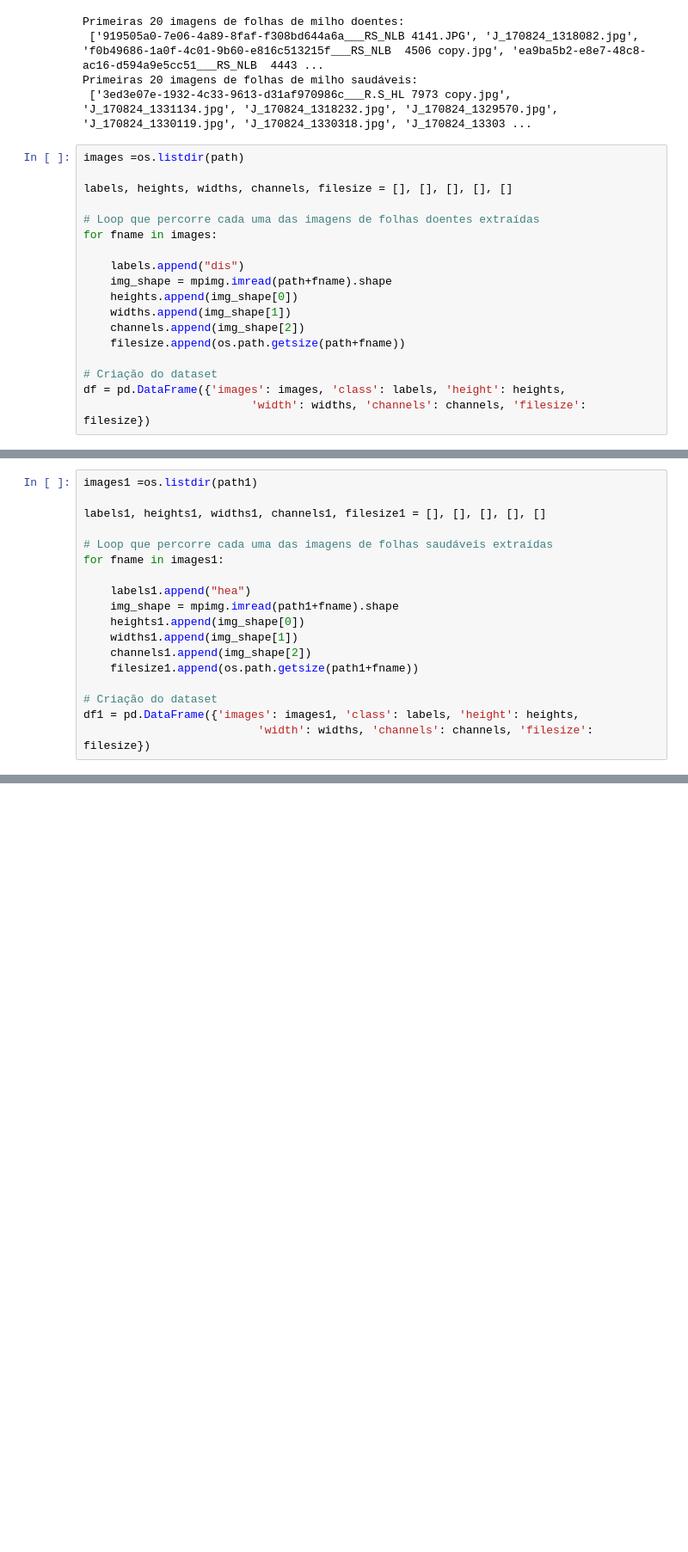
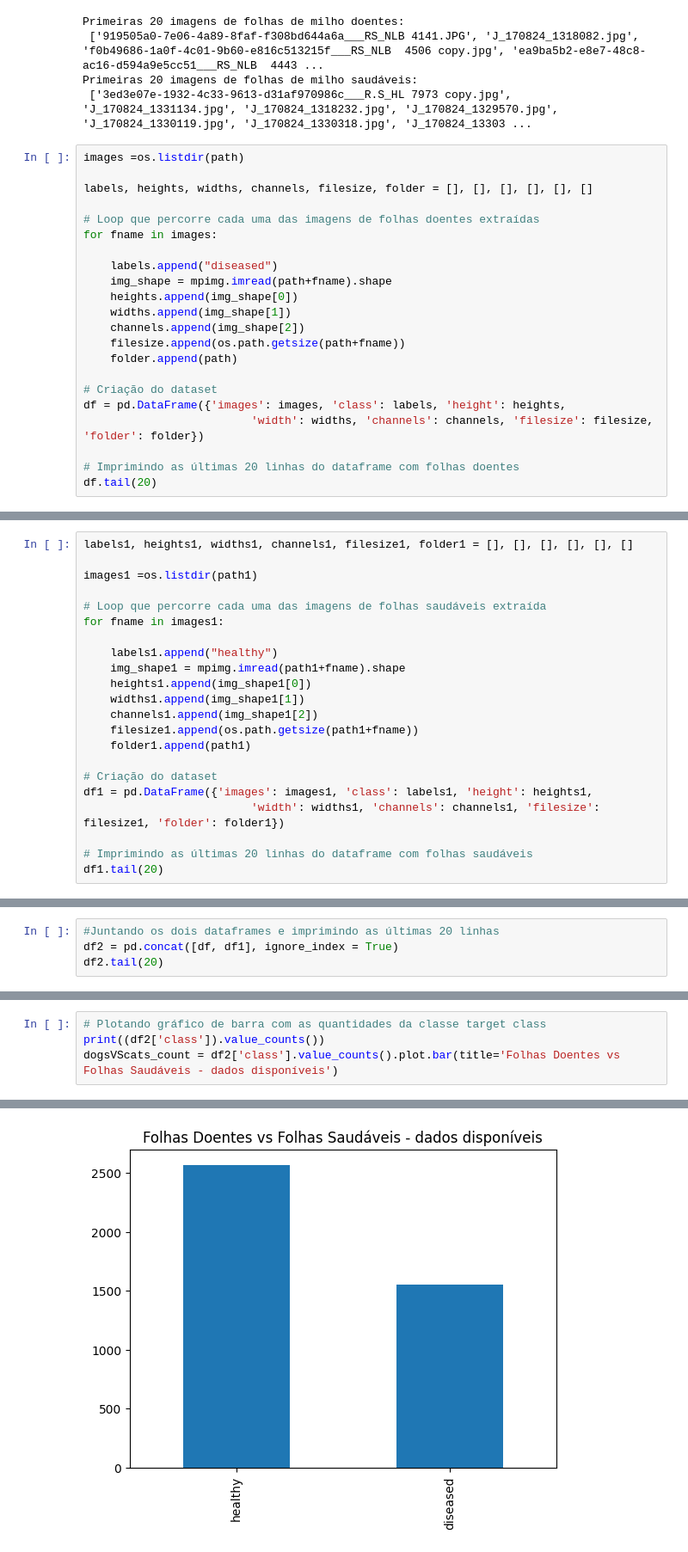
Before and after one commit to joserobertofox/datascience, a Jupyter notebook: MVP2_DL_Visão_Computacional.ipynb, the cells around one changed output, grey strips where cells are left out. Shown at 86% size. Cells and saved outputs as stored; diff of their text form; blank space fills up the shorter version.

```diff
--- a/MVP2_DL_Visão_Computacional.ipynb
+++ b/MVP2_DL_Visão_Computacional.ipynb
@@ -143,18 +133,22 @@ Primeiras 20 imagens de folhas de milho saudáveis:
 # %%
 images =os.listdir(path)
 
-labels, heights, widths, channels, filesize = [], [], [], [], []
+labels, heights, widths, channels, filesize, folder = [], [], [], [], [], []
 
 # Loop que percorre cada uma das imagens de folhas doentes extraídas
 for fname in images:
 
-    labels.append("dis")
+    labels.append("diseased")
     img_shape = mpimg.imread(path+fname).shape
     heights.append(img_shape[0])
     widths.append(img_shape[1])
     channels.append(img_shape[2])
     filesize.append(os.path.getsize(path+fname))
+    folder.append(path)
 
 # Criação do dataset
 df = pd.DataFrame({'images': images, 'class': labels, 'height': heights,
-                         'width': widths, 'channels': channels, 'filesize': filesize})
+                         'width': widths, 'channels': channels, 'filesize': filesize, 'folder': folder})
+
+# Imprimindo as últimas 20 linhas do dataframe com folhas doentes
+df.tail(20)
@@ -161,19 +173,23 @@ df = pd.DataFrame({'images': images, 'class': labels, 'height': heights,
 # %%
+labels1, heights1, widths1, channels1, filesize1, folder1 = [], [], [], [], [], []
+
 images1 =os.listdir(path1)
 
-labels1, heights1, widths1, channels1, filesize1 = [], [], [], [], []
-
-# Loop que percorre cada uma das imagens de folhas saudáveis extraídas
+# Loop que percorre cada uma das imagens de folhas saudáveis extraída
 for fname in images1:
 
-    labels1.append("hea")
-    img_shape = mpimg.imread(path1+fname).shape
-    heights1.append(img_shape[0])
-    widths1.append(img_shape[1])
-    channels1.append(img_shape[2])
+    labels1.append("healthy")
+    img_shape1 = mpimg.imread(path1+fname).shape
+    heights1.append(img_shape1[0])
+    widths1.append(img_shape1[1])
+    channels1.append(img_shape1[2])
     filesize1.append(os.path.getsize(path1+fname))
+    folder1.append(path1)
 
 # Criação do dataset
-df1 = pd.DataFrame({'images': images1, 'class': labels, 'height': heights,
-                          'width': widths, 'channels': channels, 'filesize': filesize})
+df1 = pd.DataFrame({'images': images1, 'class': labels1, 'height': heights1,
+                         'width': widths1, 'channels': channels1, 'filesize': filesize1, 'folder': folder1})
+
+# Imprimindo as últimas 20 linhas do dataframe com folhas saudáveis
+df1.tail(20)
 # %% [output]
@@ -200,0 +213,4 @@ df.head(20)
+# %%
+#Juntando os dois dataframes e imprimindo as últimas 20 linhas
+df2 = pd.concat([df, df1], ignore_index = True)
+df2.tail(20)
@@ -200,0 +235,5 @@ df.head(20)
+# %%
+# Plotando gráfico de barra com as quantidades da classe target class
+print((df2['class']).value_counts())
+dogsVScats_count = df2['class'].value_counts().plot.bar(title='Folhas Doentes vs Folhas Saudáveis - dados disponíveis')
+# %% [output]
@@ -200,0 +243 @@ df.head(20)
+[figure, added]
```
Also changed, not shown: parts of 16 cells of this notebook.
